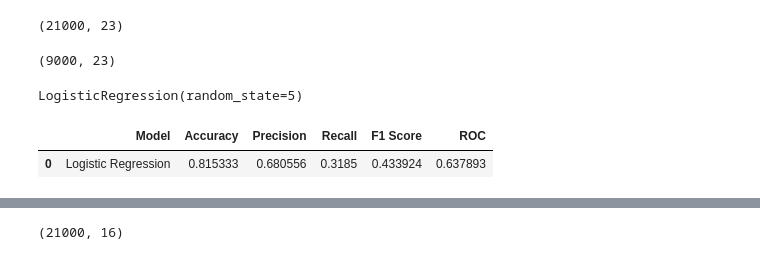
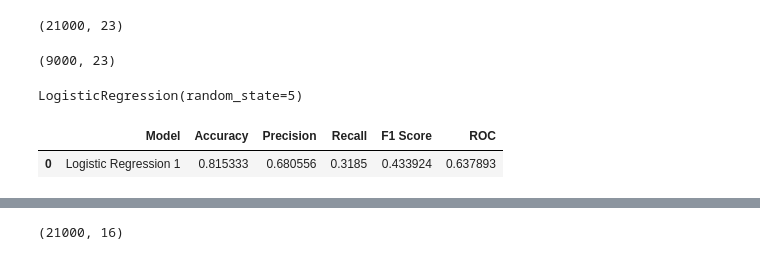
Before and after one commit to shuklasid19/Assignment, a Jupyter notebook: bankbalance.ipynb, the cells around one changed output, grey strips where cells are left out. Drawn from its saved outputs; the diff is of its cells as text; code cells hidden in the pictures.

```diff
--- a/bankbalance.ipynb
+++ b/bankbalance.ipynb
@@ -431,0 +536,5 @@ Name: EDUCATION, dtype: int64
+# %%
+#5 ,6, unlabelled , category 0 have very few points so we fil it other
+fil = (df.EDUCATION == 5) | (df.EDUCATION == 6) | (df.EDUCATION == 0)
+df.loc[fil, 'EDUCATION'] = 4
+df.EDUCATION.value_counts()
@@ -730,19 +782,19 @@ logmodel.fit(x_train, y_train)
 # %% [output]
 LogisticRegression(random_state=5)
 # %%
-y_pred = logmodel.predict(x_test)
+y_pred_log_1 = logmodel.predict(x_test)
 # %%
 from sklearn.metrics import accuracy_score, f1_score, precision_score, recall_score, roc_auc_score
-roc = roc_auc_score(y_test, y_pred)
-acc = accuracy_score(y_test, y_pred)
-prec = precision_score(y_test, y_pred)
-rec  = recall_score(y_test, y_pred)
-f1 = f1_score(y_test, y_pred)
+roc = roc_auc_score(y_test, y_pred_log_1)
+acc = accuracy_score(y_test, y_pred_log_1)
+prec = precision_score(y_test,y_pred_log_1)
+rec  = recall_score(y_test, y_pred_log_1)
+f1 = f1_score(y_test, y_pred_log_1)
 # %%
-results = pd.DataFrame([['Logistic Regression', acc,prec,rec, f1,roc]],
-                      columns = ['Model', 'Accuracy', 'Precision', 'Recall', 'F1 Score','ROC'])
+log_1 = pd.DataFrame([['Logistic Regression 1', acc,prec,rec, f1,roc]],
+    columns = ['Model', 'Accuracy', 'Precision', 'Recall', 'F1 Score','ROC'])
 
-results
+log_1
 # %% [output]
 |  | Model | Accuracy | Precision | Recall | F1 Score | ROC |
-| 0 | Logistic Regression | 0.815333 | 0.680556 | 0.3185 | 0.433924 | 0.637893 |
+| 0 | Logistic Regression 1 | 0.815333 | 0.680556 | 0.3185 | 0.433924 | 0.637893 |
```
Also changed, not shown: parts of 157 cells of this notebook.
